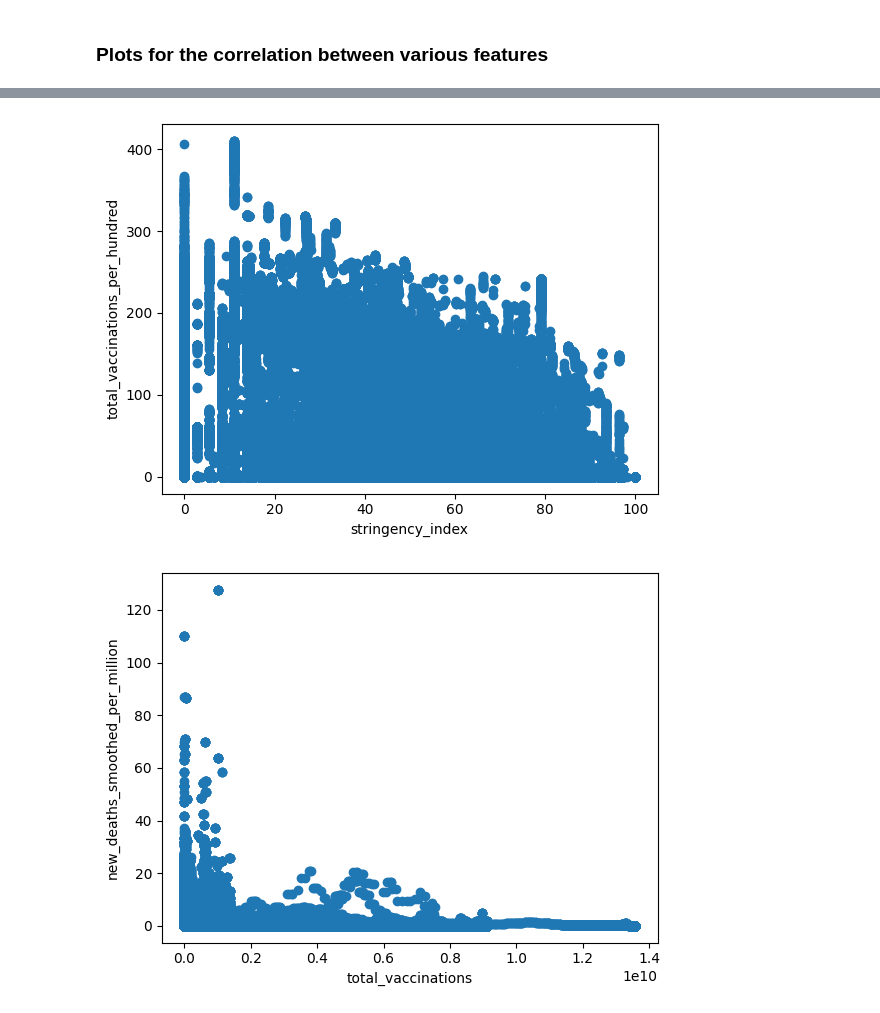
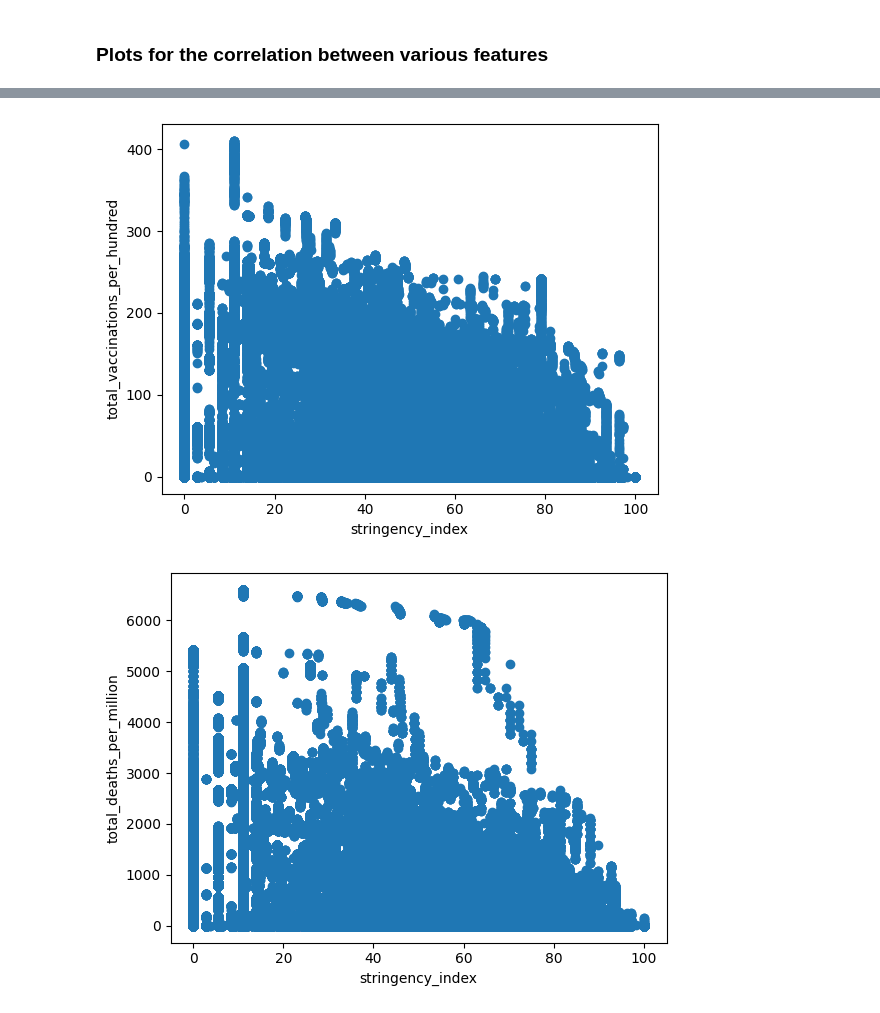
Before and after one commit to mjchav/3337COVID, a Jupyter notebook: groupproj.ipynb, the cells around one changed output, grey strips where cells are left out. Saved outputs shown, nothing was run; the diff lists cells and outputs as text; code cells hidden in the pictures.

Commit message:
added empty cell and plot

```diff
--- a/groupproj.ipynb
+++ b/groupproj.ipynb
@@ -215,31 +215,36 @@ plt.show()
 plt.scatter(df_prep['extreme_poverty'], df_prep['total_vaccinations_per_hundred'])
 plt.xlabel('extreme_poverty')
 plt.ylabel('total_vaccinations_per_hundred')
 plt.show()
 
 plt.scatter(df_prep['extreme_poverty'], df_prep['total_tests_per_thousand'])
 plt.xlabel('extreme_poverty')
 plt.ylabel('total_tests_per_thousand')
 plt.show()
 
 plt.scatter(df_prep['stringency_index'], df_prep['total_vaccinations_per_hundred'])
 plt.xlabel('stringency_index')
 plt.ylabel('total_vaccinations_per_hundred')
 plt.show()
 
+plt.scatter(df_prep['stringency_index'], df_prep['total_deaths_per_million'])
+plt.xlabel('stringency_index')
+plt.ylabel('total_deaths_per_million')
+plt.show()
+
 plt.scatter(df_prep['total_vaccinations'], df_prep['new_deaths_smoothed_per_million'])
 plt.xlabel('total_vaccinations')
 plt.ylabel('new_deaths_smoothed_per_million')
 plt.show()
 
 plt.scatter(df_prep['total_deaths_per_million'], df_prep['people_fully_vaccinated_per_hundred'])
 plt.xlabel('total_vaccinations')
 plt.ylabel('people_fully_vaccinated_per_hundred')
 plt.show()
 # %% [output]
 [figure]
 [figure]
 [figure]
 [figure]
 [figure]
-[figure, old version]
+[figure, new version]
```
Also changed, not shown: parts of 1 cell of this notebook.
